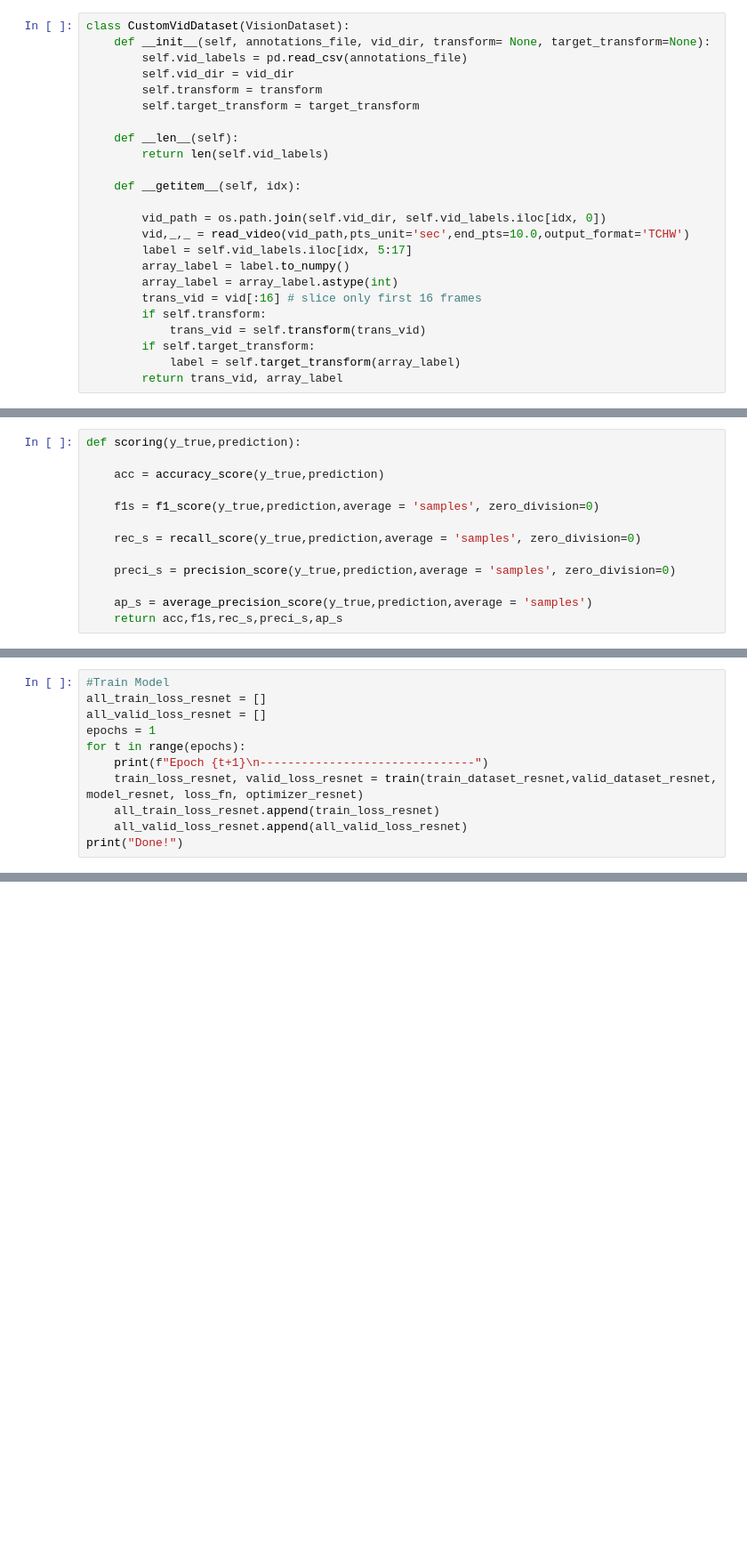
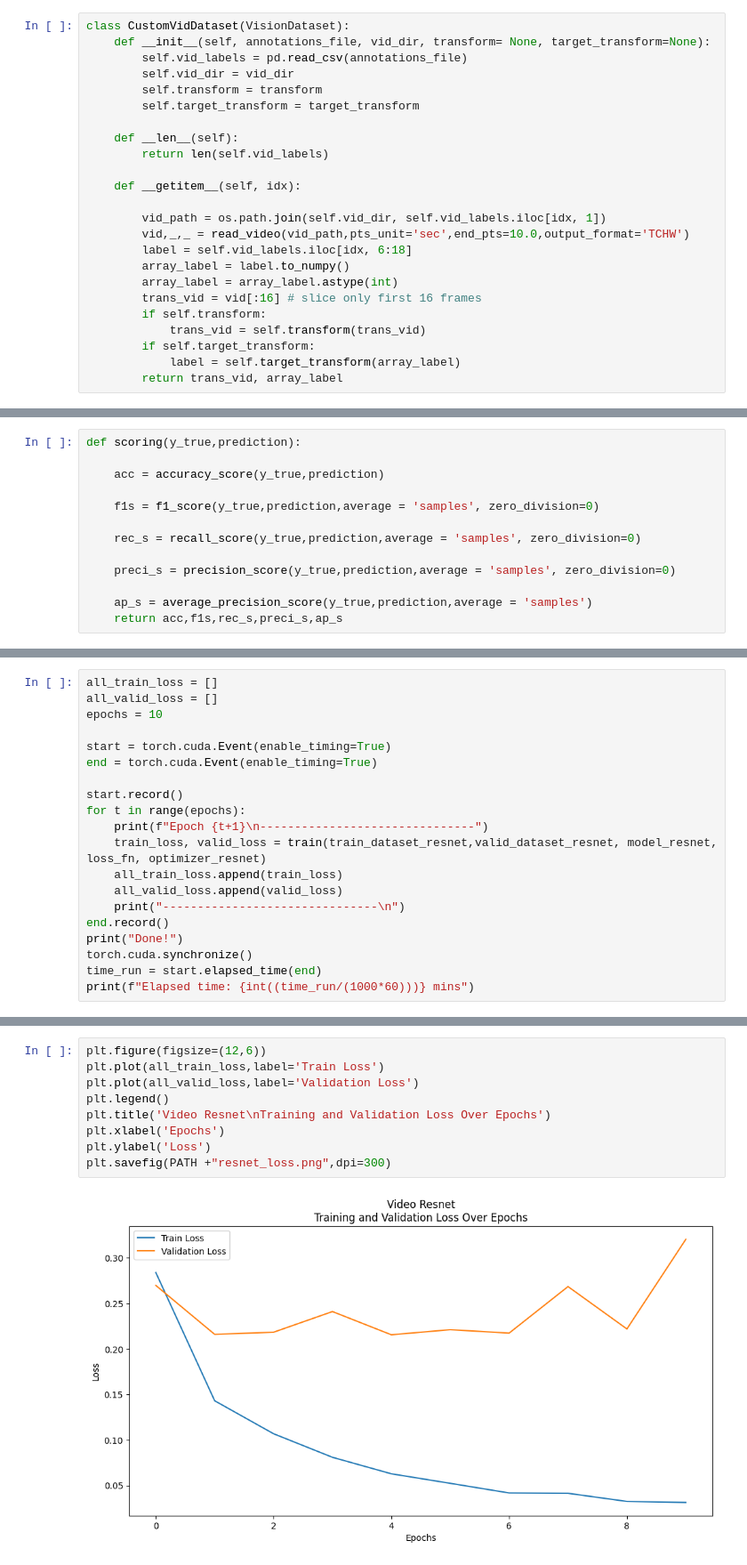
Before and after one commit to eatrabyo/multi_label_classification_on_tik_tok_videos, a Jupyter notebook: vid_resnet_tf.ipynb, the cells around one changed output, grey strips where cells are left out. Shown at 89% size. Saved outputs shown, nothing was run; the diff lists cells and outputs as text; blank space fills up the shorter version.

Commit message:
3 models

```diff
--- a/vid_resnet_tf.ipynb
+++ b/vid_resnet_tf.ipynb
@@ -44,9 +44,9 @@ class CustomVidDataset(VisionDataset):
 
     def __getitem__(self, idx):
 
-        vid_path = os.path.join(self.vid_dir, self.vid_labels.iloc[idx, 0])
+        vid_path = os.path.join(self.vid_dir, self.vid_labels.iloc[idx, 1])
         vid,_,_ = read_video(vid_path,pts_unit='sec',end_pts=10.0,output_format='TCHW')
-        label = self.vid_labels.iloc[idx, 5:17]
+        label = self.vid_labels.iloc[idx, 6:18]
         array_label = label.to_numpy()
         array_label = array_label.astype(int)
         trans_vid = vid[:16] # slice only first 16 frames
@@ -297,11 +285,20 @@ def test(test_dataset, model, loss_fn):
-# %%
-#Train Model
-all_train_loss_resnet = []
-all_valid_loss_resnet = []
-epochs = 1
-for t in range(epochs):
-    print(f"Epoch {t+1}\n-------------------------------")
-    train_loss_resnet, valid_loss_resnet = train(train_dataset_resnet,valid_dataset_resnet, model_resnet, loss_fn, optimizer_resnet)
-    all_train_loss_resnet.append(train_loss_resnet)
-    all_valid_loss_resnet.append(all_valid_loss_resnet)
-print("Done!")
+# %%
+all_train_loss = []
+all_valid_loss = []
+epochs = 10
+
+start = torch.cuda.Event(enable_timing=True)
+end = torch.cuda.Event(enable_timing=True)
+
+start.record()
+for t in range(epochs):
+    print(f"Epoch {t+1}\n-------------------------------")
+    train_loss, valid_loss = train(train_dataset_resnet,valid_dataset_resnet, model_resnet, loss_fn, optimizer_resnet)
+    all_train_loss.append(train_loss)
+    all_valid_loss.append(valid_loss)
+    print("-------------------------------\n")
+end.record()
+print("Done!")
+torch.cuda.synchronize()
+time_run = start.elapsed_time(end)
+print(f"Elapsed time: {int((time_run/(1000*60)))} mins")
@@ -310,0 +333,11 @@ test_loss_resnet = test(test_dataset_resnet,model_resnet,loss_fn)
+# %%
+plt.figure(figsize=(12,6))
+plt.plot(all_train_loss,label='Train Loss')
+plt.plot(all_valid_loss,label='Validation Loss')
+plt.legend()
+plt.title('Video Resnet\nTraining and Validation Loss Over Epochs')
+plt.xlabel('Epochs')
+plt.ylabel('Loss')
+plt.savefig(PATH +"resnet_loss.png",dpi=300)
+# %% [output]
+[figure, added]
```
Also changed, not shown: parts of 15 cells of this notebook, 2 other files.
